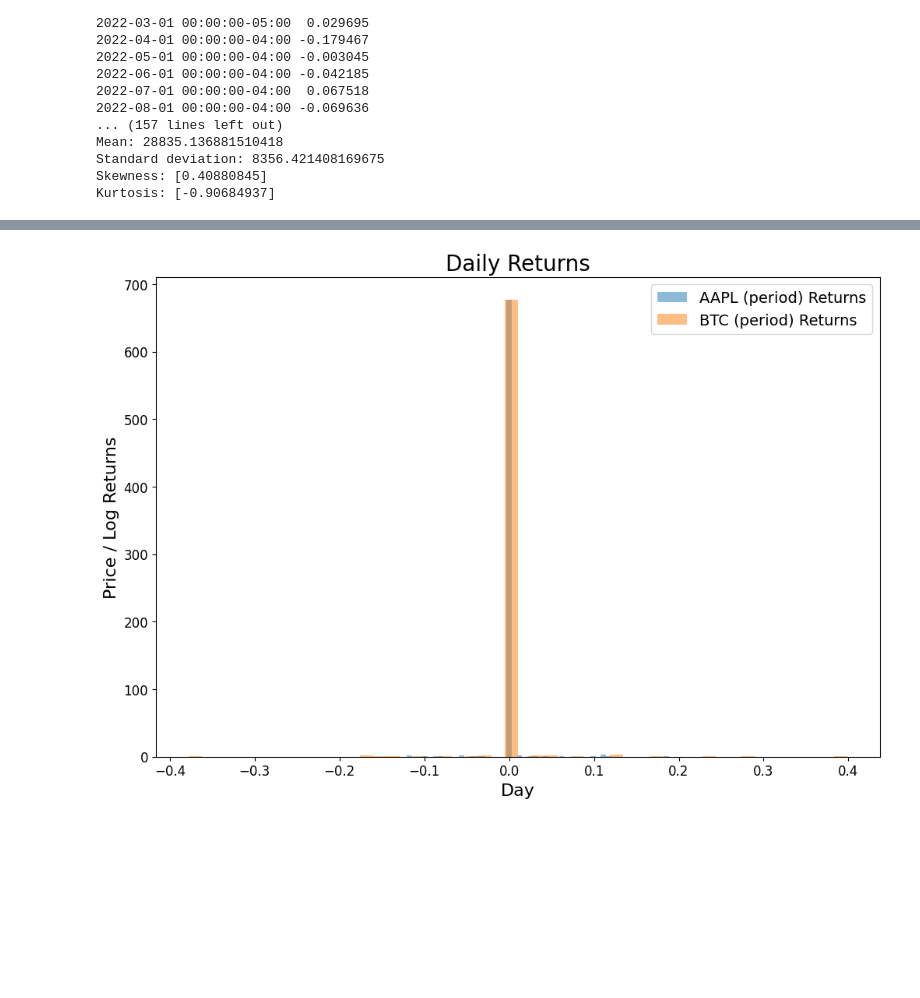
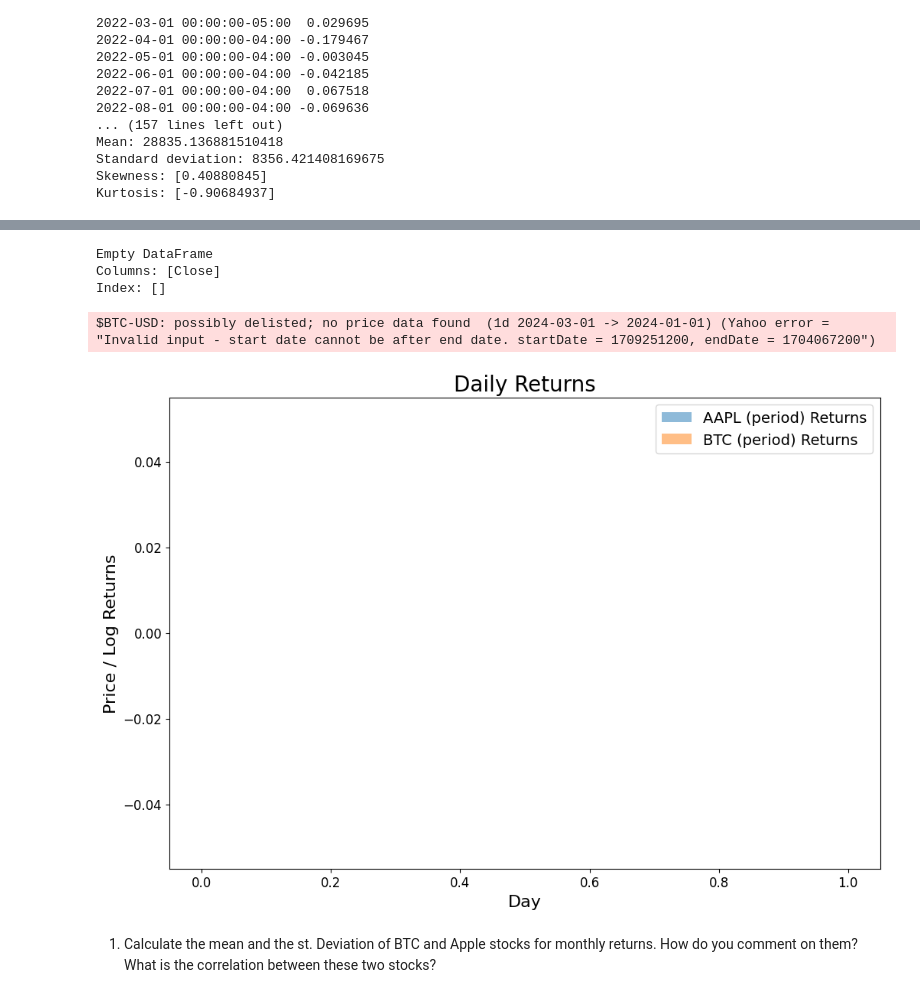
Before and after one commit to damlakayikci/Financial-Applications-of-Machine-Learning, a Jupyter notebook: ps1/main.ipynb, the cells around one changed output, grey strips where cells are left out. Cells and saved outputs as stored; diff of their text form; code cells hidden in the pictures; blank space fills up the shorter version.

```diff
--- a/ps1/main.ipynb
+++ b/ps1/main.ipynb
@@ -61,11 +61,14 @@ def plot_stocks(stocks: dict, stock_name:str, country):
     # (sample mean) and risk (standard deviation) of Bitcoin with that of other US stocks. Comment briefly how
     # does the expected return and risk (i.e. standard deviation) trade off work.
 
-def plot_histograms(stocks: dict, stock_name:str, country):
-    stock_daily = stocks[stock_name].resample('D').last()['Close']
+def plot_histograms(stocks: dict, stock_name:str):
+    interval = "1d"
+    start = "2024-03-01"
+    end = "2024-01-01"
+    stock_daily = stocks[stock_name].history(interval=interval, start=start, end=end)[["Close"]]
     print(stock_daily)
     stock_daily_returns = stock_daily.pct_change()
-    btc_daily_returns = stocks["BTC-USD"].resample('D').last()['Close'].pct_change()
+    btc_daily_returns = stocks["BTC-USD"].history(interval=interval, start=start, end=end)[["Close"]].pct_change()
     fig, ax = plt.subplots(figsize=(12,8))
     ax.set_title('Daily Returns', fontsize=20)
     ax.set_xlabel('Day', fontsize=16)
@@ -121,5 +124,5 @@ Kurtosis: [-0.90684937]
 
 # plot_stocks(us_stocks, "AAPL", "US")
 
-plot_histograms(us_stocks, "AAPL", "US")
+plot_histograms(us_stocks, "AAPL")
 # %% [output]
@@ -139 +130,8 @@ Freq: D, Name: Close, Length: 700, dtype: float64
+Empty DataFrame
+Columns: [Close]
+Index: []
+$BTC-USD: possibly delisted; no price data found  (1d 2024-03-01 -> 2024-01-01) (Yahoo error = "Invalid input - start date cannot be after end date. startDate = 1709251200, endDate = 1704067200")
-[figure, old version]
+[figure, new version]
+# %% [markdown]
+1. Calculate the mean and the st. Deviation of BTC and Apple stocks for monthly returns. How do
+you comment on them? What is the correlation between these two stocks?
```
Also changed, not shown: parts of 3 cells of this notebook.
